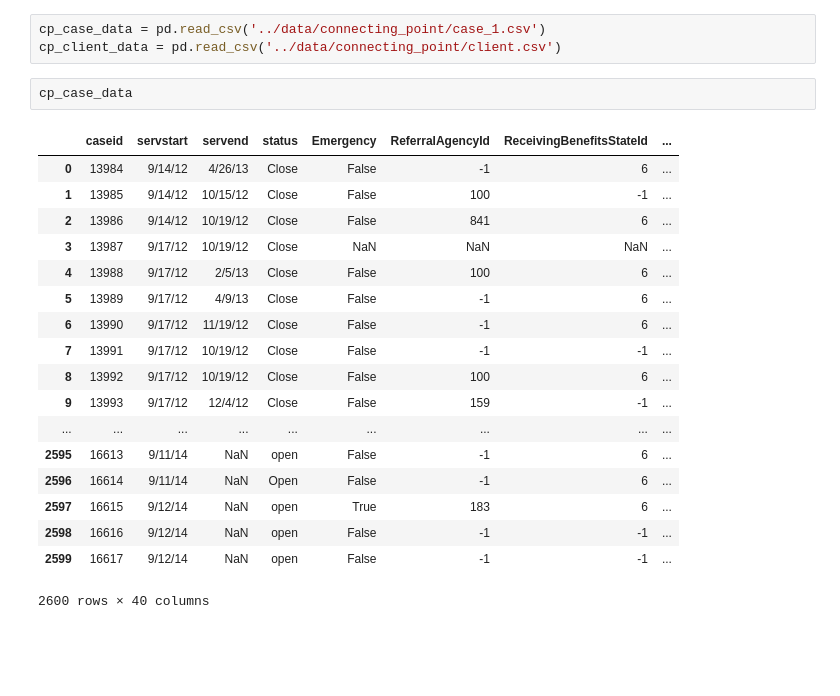
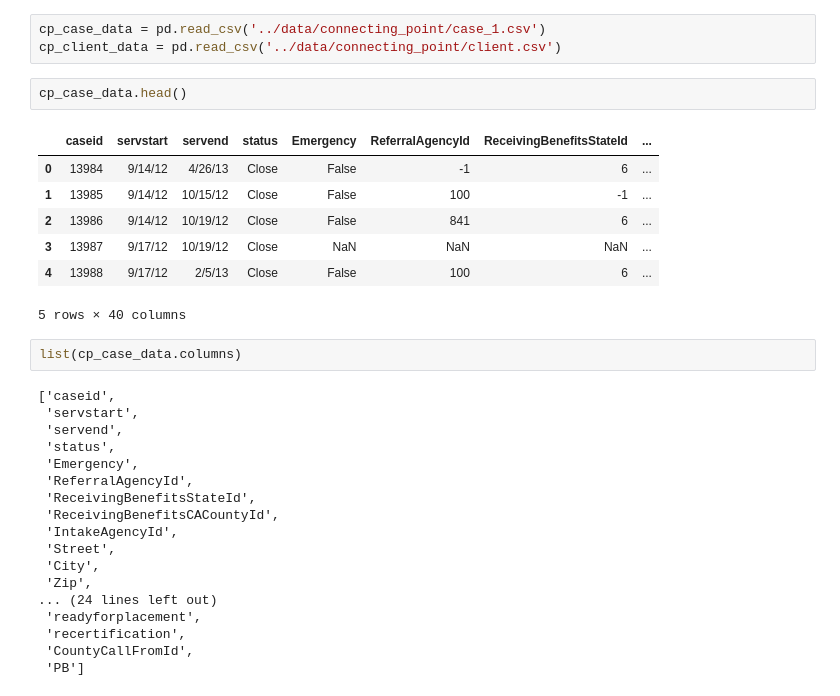
Before and after one commit to carlshan/sf-homelessness, a Jupyter notebook: exploration/01 - Answering 6 Questions [Carl].ipynb, the cells around one changed output. Saved outputs shown, nothing was run; the diff lists cells and outputs as text; blank space fills up the shorter version.

```diff
--- a/exploration/01 - Answering 6 Questions [Carl].ipynb
+++ b/exploration/01 - Answering 6 Questions [Carl].ipynb
@@ -237,23 +237,32 @@ for year in range(2003, 2015):
 cp_case_data = pd.read_csv('../data/connecting_point/case_1.csv')
 cp_client_data = pd.read_csv('../data/connecting_point/client.csv')
 # %%
-cp_case_data
+cp_case_data.head()
 # %% [output]
 |  | caseid | servstart | servend | status | Emergency | ReferralAgencyId | ReceivingBenefitsStateId | ... |
 | 0 | 13984 | 9/14/12 | 4/26/13 | Close | False | -1 | 6 | ... |
 | 1 | 13985 | 9/14/12 | 10/15/12 | Close | False | 100 | -1 | ... |
 | 2 | 13986 | 9/14/12 | 10/19/12 | Close | False | 841 | 6 | ... |
 | 3 | 13987 | 9/17/12 | 10/19/12 | Close | NaN | NaN | NaN | ... |
 | 4 | 13988 | 9/17/12 | 2/5/13 | Close | False | 100 | 6 | ... |
-| 5 | 13989 | 9/17/12 | 4/9/13 | Close | False | -1 | 6 | ... |
-| 6 | 13990 | 9/17/12 | 11/19/12 | Close | False | -1 | 6 | ... |
-| 7 | 13991 | 9/17/12 | 10/19/12 | Close | False | -1 | -1 | ... |
-| 8 | 13992 | 9/17/12 | 10/19/12 | Close | False | 100 | 6 | ... |
-| 9 | 13993 | 9/17/12 | 12/4/12 | Close | False | 159 | -1 | ... |
-| ... | ... | ... | ... | ... | ... | ... | ... | ... |
-| 2595 | 16613 | 9/11/14 | NaN | open | False | -1 | 6 | ... |
-| 2596 | 16614 | 9/11/14 | NaN | Open | False | -1 | 6 | ... |
-| 2597 | 16615 | 9/12/14 | NaN | open | True | 183 | 6 | ... |
-| 2598 | 16616 | 9/12/14 | NaN | open | False | -1 | -1 | ... |
-| 2599 | 16617 | 9/12/14 | NaN | open | False | -1 | -1 | ... |
-2600 rows × 40 columns
+5 rows × 40 columns
+# %%
+list(cp_case_data.columns)
+# %% [output]
+['caseid',
+ 'servstart',
+ 'servend',
+ 'status',
+ 'Emergency',
+ 'ReferralAgencyId',
+ 'ReceivingBenefitsStateId',
+ 'ReceivingBenefitsCACountyId',
+ 'IntakeAgencyId',
+ 'Street',
+ 'City',
+ 'Zip',
+... (24 lines left out)
+ 'readyforplacement',
+ 'recertification',
+ 'CountyCallFromId',
+ 'PB']
```
Also changed, not shown: parts of 2 cells of this notebook.
